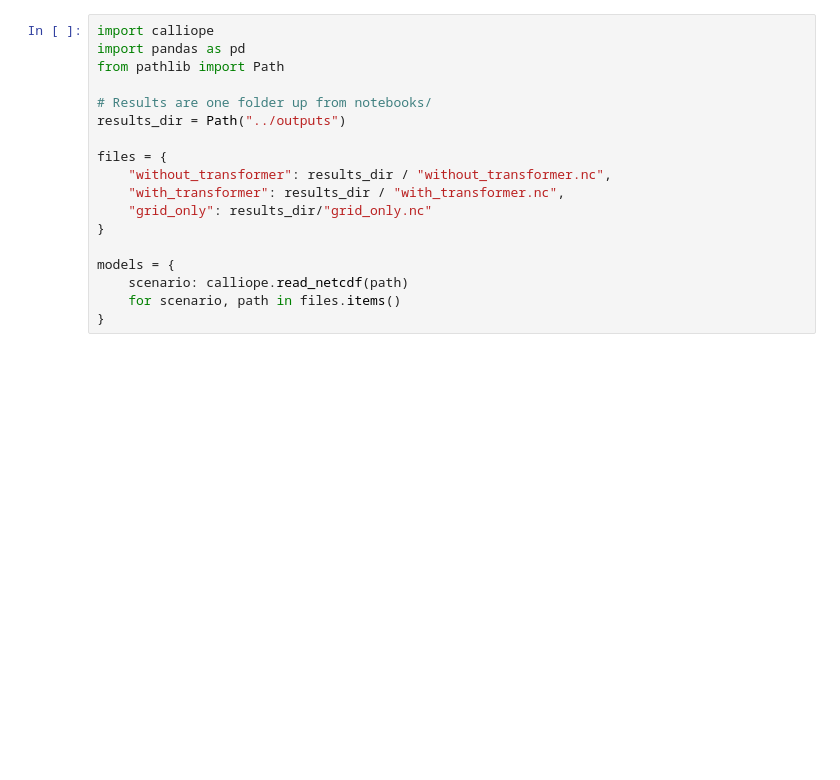
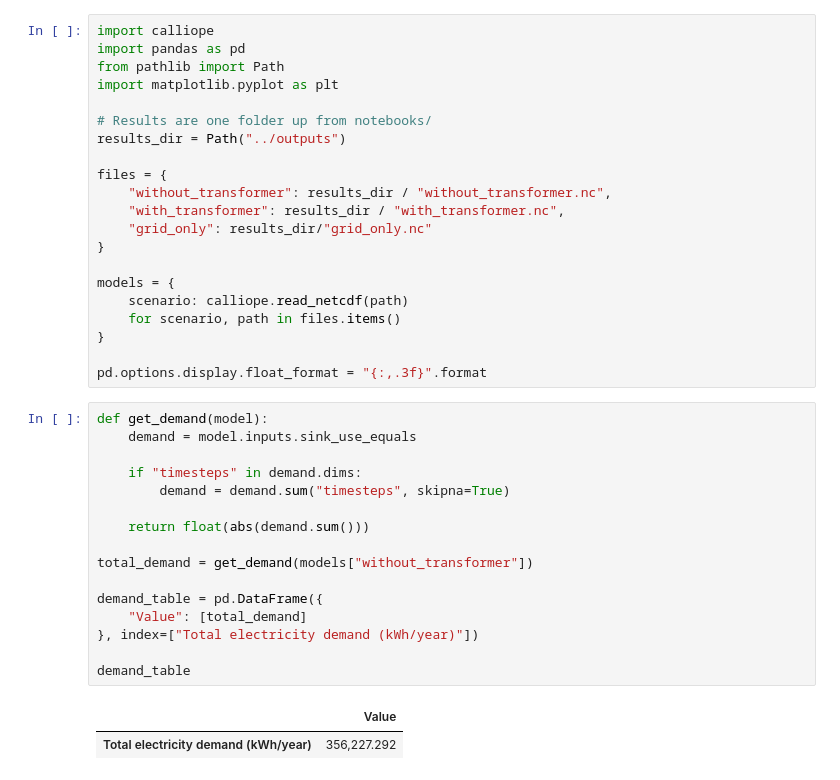
Before and after one commit to natitribaldos1/calliope-thesis-model-repo, a Jupyter notebook: notebooks/Calliope_Model_Run.ipynb, the cells around one changed output. Cells and saved outputs as stored; diff of their text form; blank space fills up the shorter version.

```diff
--- a/notebooks/Calliope_Model_Run.ipynb
+++ b/notebooks/Calliope_Model_Run.ipynb
@@ -2,6 +2,7 @@
 import calliope
 import pandas as pd
 from pathlib import Path
+import matplotlib.pyplot as plt
 
 # Results are one folder up from notebooks/
 results_dir = Path("../outputs")
@@ -16,4 +17,25 @@ models = {
     scenario: calliope.read_netcdf(path)
     for scenario, path in files.items()
 }
+
+pd.options.display.float_format = "{:,.3f}".format
+# %%
+def get_demand(model):
+    demand = model.inputs.sink_use_equals
+
+    if "timesteps" in demand.dims:
+        demand = demand.sum("timesteps", skipna=True)
+
+    return float(abs(demand.sum()))
+
+total_demand = get_demand(models["without_transformer"])
+
+demand_table = pd.DataFrame({
+    "Value": [total_demand]
+}, index=["Total electricity demand (kWh/year)"])
+
+demand_table
+# %% [output]
+|  | Value |
+| Total electricity demand (kWh/year) | 356,227.292 |
 # %%
```
Also changed, not shown: parts of 11 cells of this notebook, 4 other files.
